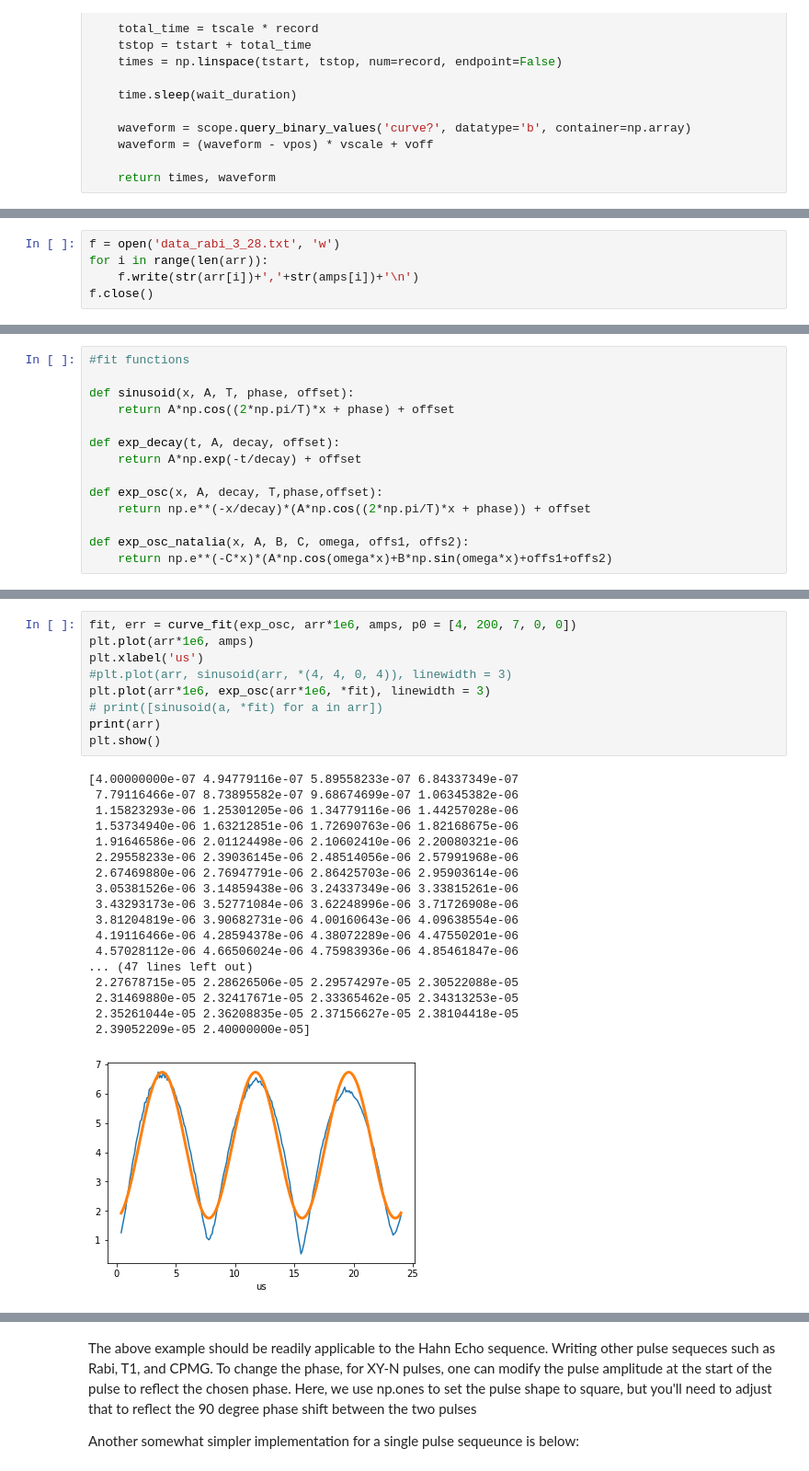
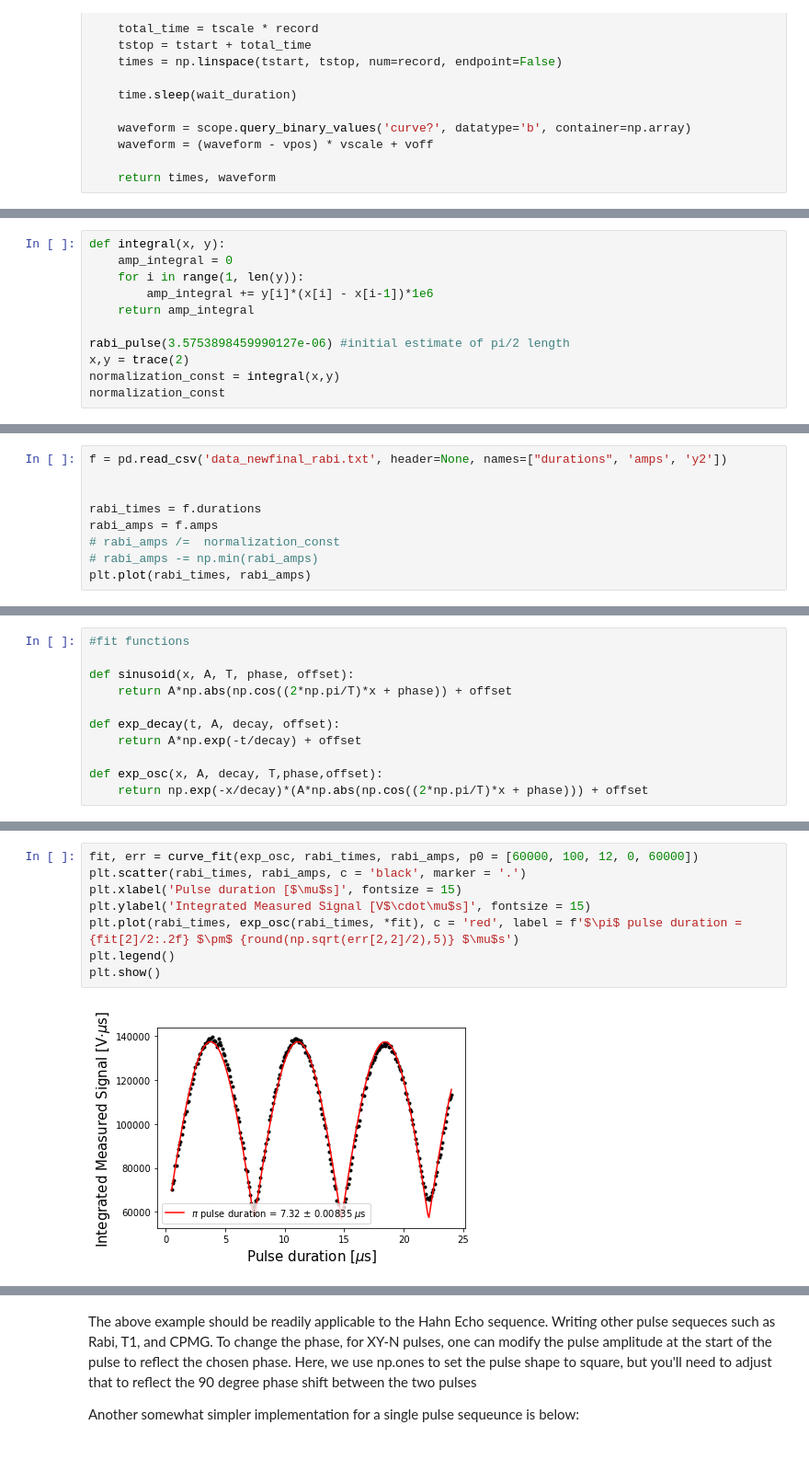
Before and after one commit to 314152718/NMR, a Jupyter notebook: NMR_SampleCode_New.ipynb, the cells around one changed output, grey strips where cells are left out. Shown at 92% size. Drawn from its saved outputs; the diff is of its cells as text.

```diff
--- a/NMR_SampleCode_New.ipynb
+++ b/NMR_SampleCode_New.ipynb
@@ -206,0 +124,11 @@ rabi_pulse(4e-6)
+# %%
+def integral(x, y):
+    amp_integral = 0
+    for i in range(1, len(y)):
+        amp_integral += y[i]*(x[i] - x[i-1])*1e6
+    return amp_integral
+
+rabi_pulse(3.5753898459990127e-06) #initial estimate of pi/2 length
+x,y = trace(2)
+normalization_const = integral(x,y)
+normalization_const
@@ -246,5 +191,9 @@ KeyboardInterrupt:
 # %%
-f = open('data_rabi_3_28.txt', 'w')
-for i in range(len(arr)):
-    f.write(str(arr[i])+','+str(amps[i])+'\n')
-f.close()
+f = pd.read_csv('data_newfinal_rabi.txt', header=None, names=["durations", 'amps', 'y2'])
+
+
+rabi_times = f.durations
+rabi_amps = f.amps
+# rabi_amps /=  normalization_const
+# rabi_amps -= np.min(rabi_amps)
+plt.plot(rabi_times, rabi_amps)
@@ -252,13 +204,10 @@ f.close()
 #fit functions
 
 def sinusoid(x, A, T, phase, offset):
-    return A*np.cos((2*np.pi/T)*x + phase) + offset
+    return A*np.abs(np.cos((2*np.pi/T)*x + phase)) + offset
 
 def exp_decay(t, A, decay, offset):
     return A*np.exp(-t/decay) + offset
 
 def exp_osc(x, A, decay, T,phase,offset):
-    return np.e**(-x/decay)*(A*np.cos((2*np.pi/T)*x + phase)) + offset
-
-def exp_osc_natalia(x, A, B, C, omega, offs1, offs2):
-    return np.e**(-C*x)*(A*np.cos(omega*x)+B*np.sin(omega*x)+offs1+offs2)
+    return np.exp(-x/decay)*(A*np.abs(np.cos((2*np.pi/T)*x + phase))) + offset
@@ -273,31 +214,13 @@ print([exp_osc_natalia(a, 1, 1, 1, 1, 0, 0) for a in arr])
 # %%
-fit, err = curve_fit(exp_osc, arr*1e6, amps, p0 = [4, 200, 7, 0, 0])
-plt.plot(arr*1e6, amps)
-plt.xlabel('us')
-#plt.plot(arr, sinusoid(arr, *(4, 4, 0, 4)), linewidth = 3)
-plt.plot(arr*1e6, exp_osc(arr*1e6, *fit), linewidth = 3)
-# print([sinusoid(a, *fit) for a in arr])
-print(arr)
+fit, err = curve_fit(exp_osc, rabi_times, rabi_amps, p0 = [60000, 100, 12, 0, 60000])
+plt.scatter(rabi_times, rabi_amps, c = 'black', marker = '.')
+plt.xlabel('Pulse duration [$\mu$s]', fontsize = 15)
+plt.ylabel('Integrated Measured Signal [V$\cdot\mu$s]', fontsize = 15)
+plt.plot(rabi_times, exp_osc(rabi_times, *fit), c = 'red', label = f'$\pi$ pulse duration = {fit[2]/2:.2f} $\pm$ {round(np.sqrt(err[2,2]/2),5)} $\mu$s')
+plt.legend()
 plt.show()
 # %% [output]
-[4.00000000e-07 4.94779116e-07 5.89558233e-07 6.84337349e-07
- 7.79116466e-07 8.73895582e-07 9.68674699e-07 1.06345382e-06
- 1.15823293e-06 1.25301205e-06 1.34779116e-06 1.44257028e-06
- 1.53734940e-06 1.63212851e-06 1.72690763e-06 1.82168675e-06
- 1.91646586e-06 2.01124498e-06 2.10602410e-06 2.20080321e-06
- 2.29558233e-06 2.39036145e-06 2.48514056e-06 2.57991968e-06
- 2.67469880e-06 2.76947791e-06 2.86425703e-06 2.95903614e-06
- 3.05381526e-06 3.14859438e-06 3.24337349e-06 3.33815261e-06
- 3.43293173e-06 3.52771084e-06 3.62248996e-06 3.71726908e-06
- 3.81204819e-06 3.90682731e-06 4.00160643e-06 4.09638554e-06
- 4.19116466e-06 4.28594378e-06 4.38072289e-06 4.47550201e-06
- 4.57028112e-06 4.66506024e-06 4.75983936e-06 4.85461847e-06
-... (47 lines left out)
- 2.27678715e-05 2.28626506e-05 2.29574297e-05 2.30522088e-05
- 2.31469880e-05 2.32417671e-05 2.33365462e-05 2.34313253e-05
- 2.35261044e-05 2.36208835e-05 2.37156627e-05 2.38104418e-05
- 2.39052209e-05 2.40000000e-05]
-[figure, old version]
+[figure, new version]
 # %%
 pi_time = fit[2]
 pi_time_err = np.sqrt(err[2,2])
```
Also changed, not shown: parts of 91 cells of this notebook, 6 other files.
